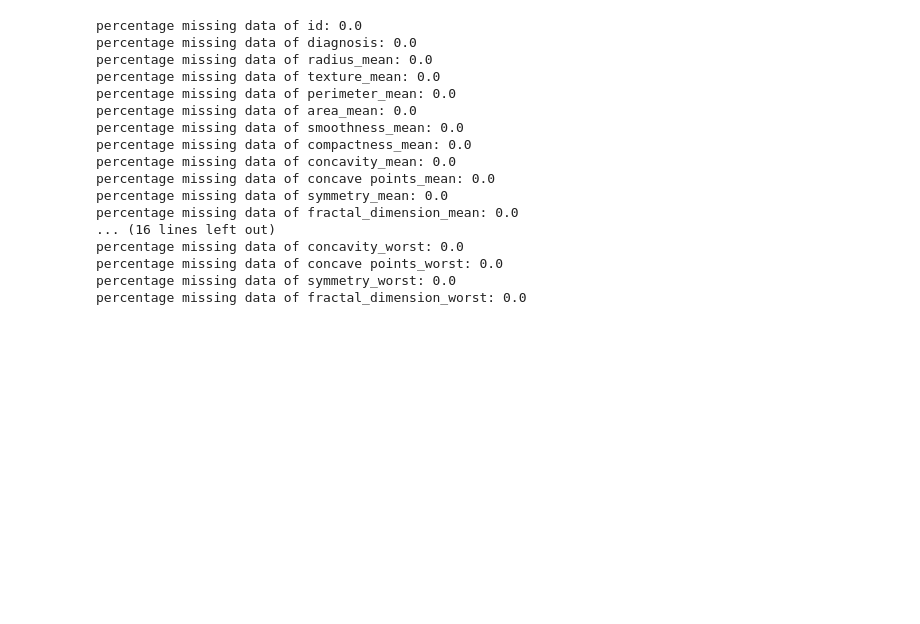
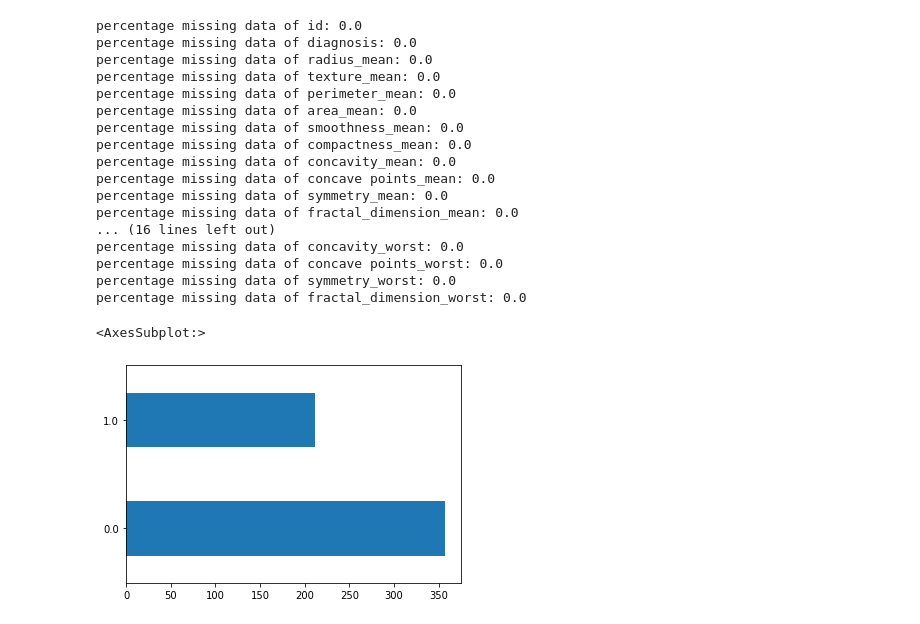
Before and after one commit to Magiduck/student_BFVM19DATASC3, a Jupyter notebook: W01_Breastcancer.ipynb, the cells around one changed output. Drawn from its saved outputs; the diff is of its cells as text; code cells hidden in the pictures; blank space fills up the shorter version.

```diff
--- a/W01_Breastcancer.ipynb
+++ b/W01_Breastcancer.ipynb
@@ -71,3 +82,8 @@ percentage missing data of concavity_worst: 0.0
 percentage missing data of concave points_worst: 0.0
 percentage missing data of symmetry_worst: 0.0
 percentage missing data of fractal_dimension_worst: 0.0
+# %%
+df.diagnosis.value_counts().plot(kind='barh')
+# %% [output]
+<AxesSubplot:>
+[figure, added]
```
Also changed, not shown: parts of 3 cells of this notebook.
